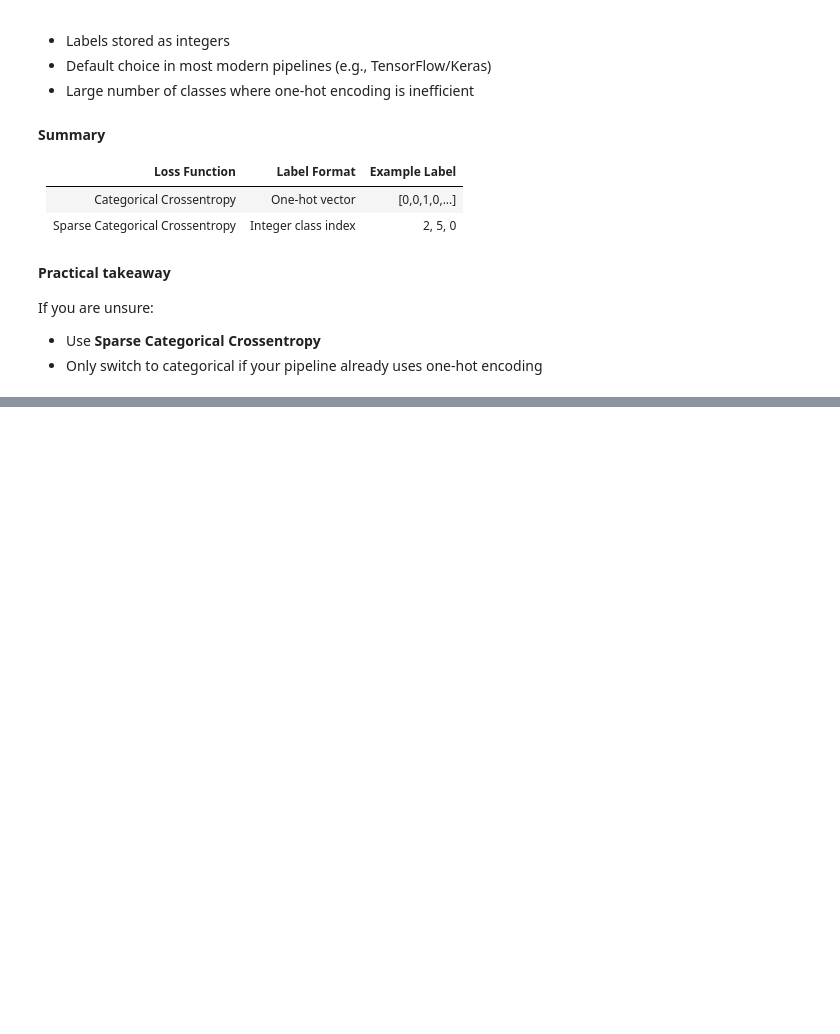
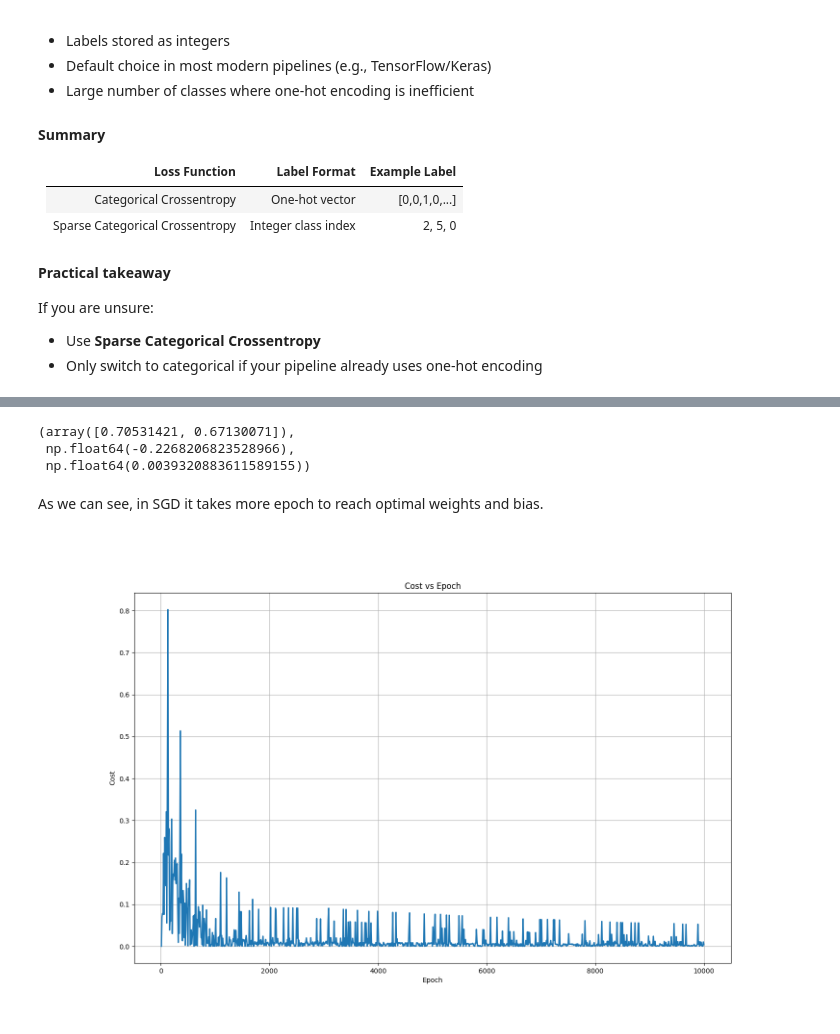
Before and after one commit to SahilRamdoss/TF_Learning_and_Projects, a Jupyter notebook: TensorFlow_Course.ipynb, the cells around one changed output, grey strips where cells are left out. Cells and saved outputs as stored; diff of their text form; code cells hidden in the pictures; blank space fills up the shorter version.

```diff
--- a/TensorFlow_Course.ipynb
+++ b/TensorFlow_Course.ipynb
@@ -635,0 +1246,67 @@ If you are unsure:
+# %%
+import random
+
+# Implement the stochastic gradient descent
+def stochastic_gradient_descent(X, y_true, epochs, learning_rate = 0.01):
+    # Number of features/inputs/neurons in input layer
+    number_of_features = X.shape[1]
+
+    # kernel_initializer = 'ones'
+    w = np.ones(shape=(number_of_features))
+    # bias_initializer = 'zeros'
+    bias = 0
+
+    # Total number of samples
+    total_number_of_samples = X.shape[0]
+
+    # Used for graph later
+    cost_list = []
+    epochs_list = []
+
+    for i in range(epochs):
+        random_index = random.randint(0, total_number_of_samples-1)
+
+        sample_x = X[random_index]
+        sample_y = y_true[random_index]
+
+        # Calculate the weighted sum
+        y_predicted = np.dot(w, np.transpose(sample_x)) + bias
+
+        # Values of derivatives of loss with respect to weights
+        derivative_of_loss_with_respect_to_weights = -(2/total_number_of_samples)*(sample_x.T.dot(sample_y-y_predicted))
+        derivative_of_loss_with_respect_to_bias = -(2/total_number_of_samples)*np.sum(sample_y-y_predicted)
+
+        # Calculate new weights and bias (backpropagation)
+        w = w - learning_rate * derivative_of_loss_with_respect_to_weights
+        bias = bias - learning_rate * derivative_of_loss_with_respect_to_bias
+
+        # Calculate the loss
+        cost = np.mean(np.square(sample_y-y_predicted))
+
+        # Log every ten iterations:
+        if (i+1) % 10 == 0:
+            cost_list.append(cost)
+            epochs_list.append(i+1)
+
+    return w, bias, cost, cost_list, epochs_list
+
+w_sgd, b_sgd , cost_sgd, cost_list_sgd, epoch_list_sgd = stochastic_gradient_descent(scaled_X, scaled_y.reshape(scaled_y.shape[0],), 10000)
+w_sgd, b_sgd, cost_sgd
+# %% [output]
+(array([0.70531421, 0.67130071]),
+ np.float64(-0.2268206823528966),
+ np.float64(0.0039320883611589155))
+# %% [markdown]
+As we can see, in SGD it takes more epoch to reach optimal weights and bias.
+# %%
+plt.figure(figsize=(16,10))
+plt.plot(epoch_list_sgd, cost_list_sgd, linewidth=2)
+
+plt.title("Cost vs Epoch")
+plt.xlabel("Epoch")
+plt.ylabel("Cost")
+plt.grid(True)
+
+plt.show()
+# %% [output]
+[figure, added]
```
Also changed, not shown: parts of 67 cells of this notebook, 6 other files.
